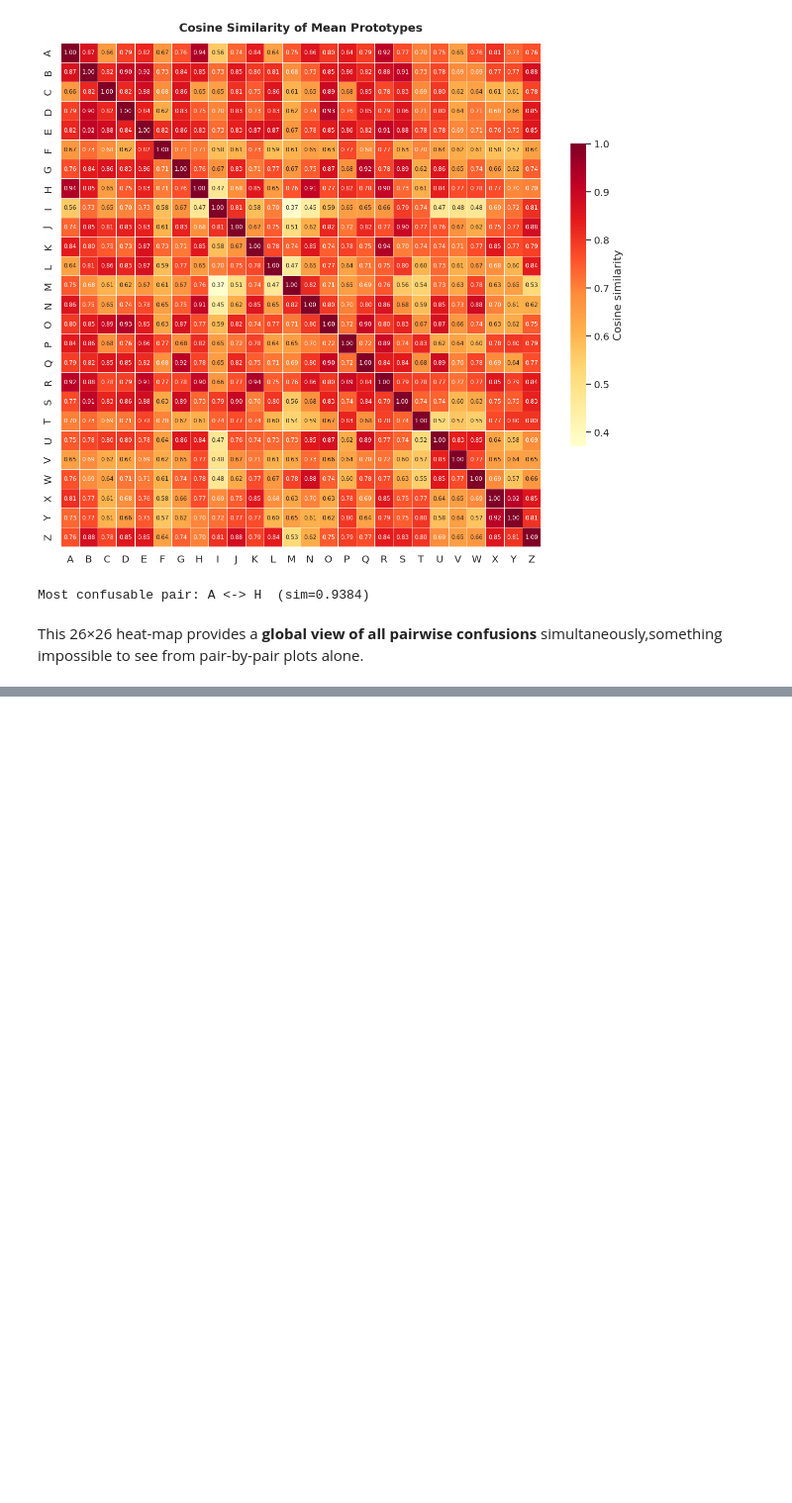
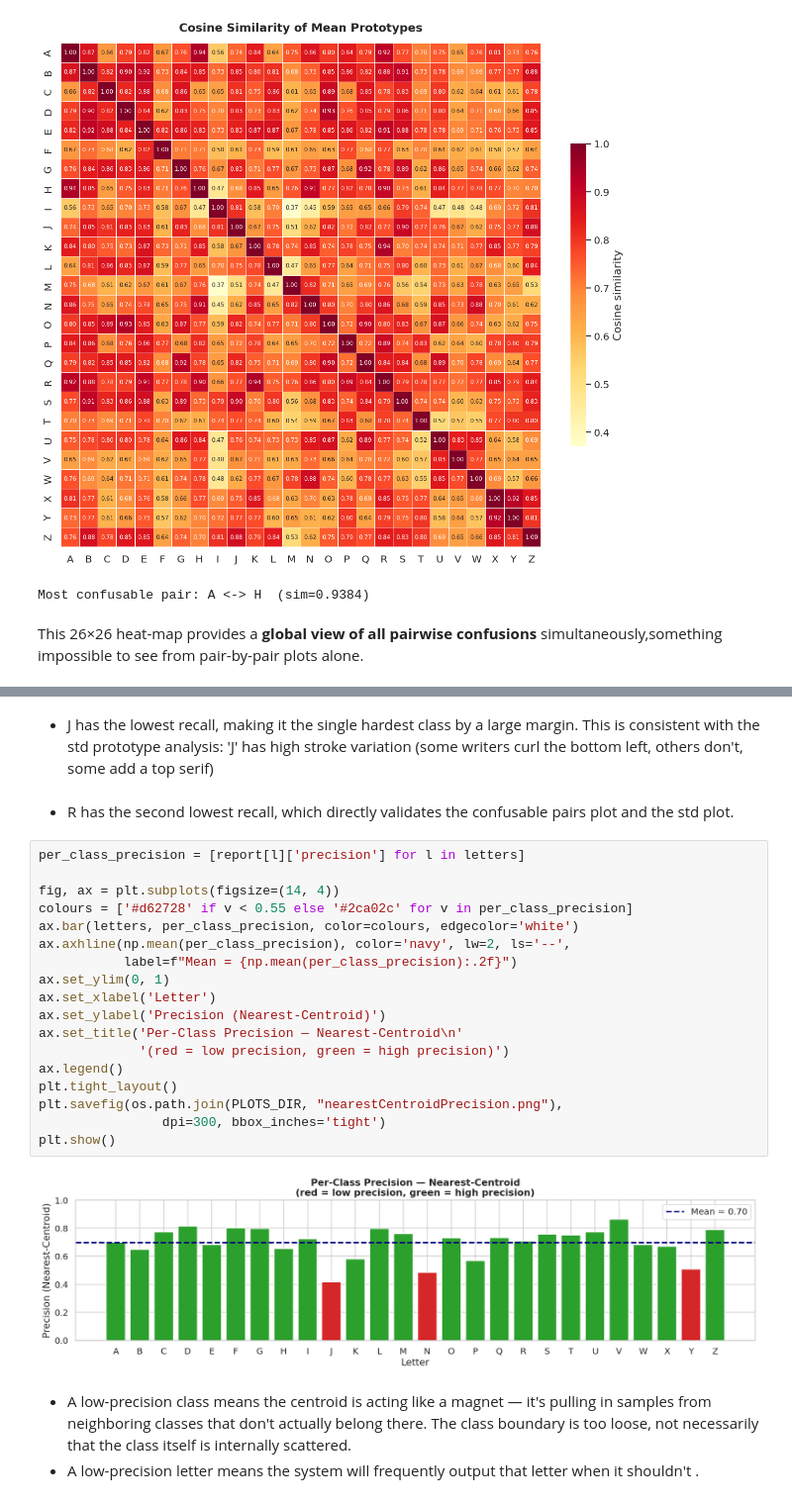
Before and after one commit to mariamhamza3019-star/Handwritten-OCR-Recognition, a Jupyter notebook: notebooks/02_EDA&Visualization.ipynb, the cells around one changed output, grey strips where cells are left out. Shown at 99% size. Drawn from its saved outputs; the diff is of its cells as text; blank space fills up the shorter version.

```diff
--- a/notebooks/02_EDA&Visualization.ipynb
+++ b/notebooks/02_EDA&Visualization.ipynb
@@ -395,0 +454,27 @@ This 26×26 heat-map provides a **global view of all pairwise confusions** simul
+# %% [markdown]
+- J has the lowest recall, making it the single hardest class by a large margin. This is consistent with the std prototype analysis: 'J' has high stroke variation (some writers curl the bottom left, others don't, some add a top serif)
+# %% [markdown]
+- R has the second lowest recall, which directly validates the confusable pairs plot and the std plot.
+# %%
+per_class_precision = [report[l]['precision'] for l in letters]
+
+fig, ax = plt.subplots(figsize=(14, 4))
+colours = ['#d62728' if v < 0.55 else '#2ca02c' for v in per_class_precision]
+ax.bar(letters, per_class_precision, color=colours, edgecolor='white')
+ax.axhline(np.mean(per_class_precision), color='navy', lw=2, ls='--',
+           label=f"Mean = {np.mean(per_class_precision):.2f}")
+ax.set_ylim(0, 1)
+ax.set_xlabel('Letter')
+ax.set_ylabel('Precision (Nearest-Centroid)')
+ax.set_title('Per-Class Precision — Nearest-Centroid\n'
+             '(red = low precision, green = high precision)')
+ax.legend()
+plt.tight_layout()
+plt.savefig(os.path.join(PLOTS_DIR, "nearestCentroidPrecision.png"),
+                dpi=300, bbox_inches='tight')
+plt.show()
+# %% [output]
+[figure, added]
+# %% [markdown]
+-  A low-precision class means the centroid is acting like a magnet — it's pulling in samples from neighboring classes that don't actually belong there. The class boundary is too loose, not necessarily that the class itself is internally scattered.
+- A low-precision letter means the system will frequently output that letter when it shouldn't .
```
Also changed, not shown: parts of 9 cells of this notebook, 15 other files.
